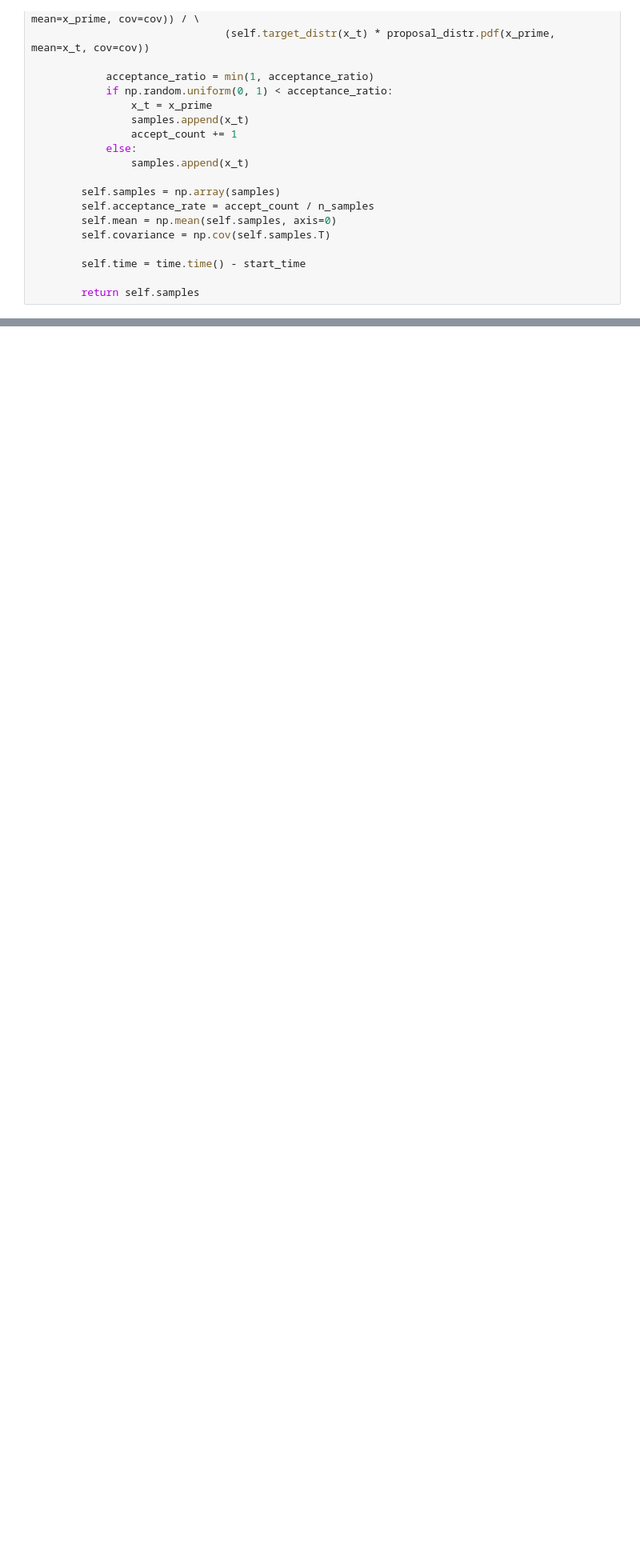
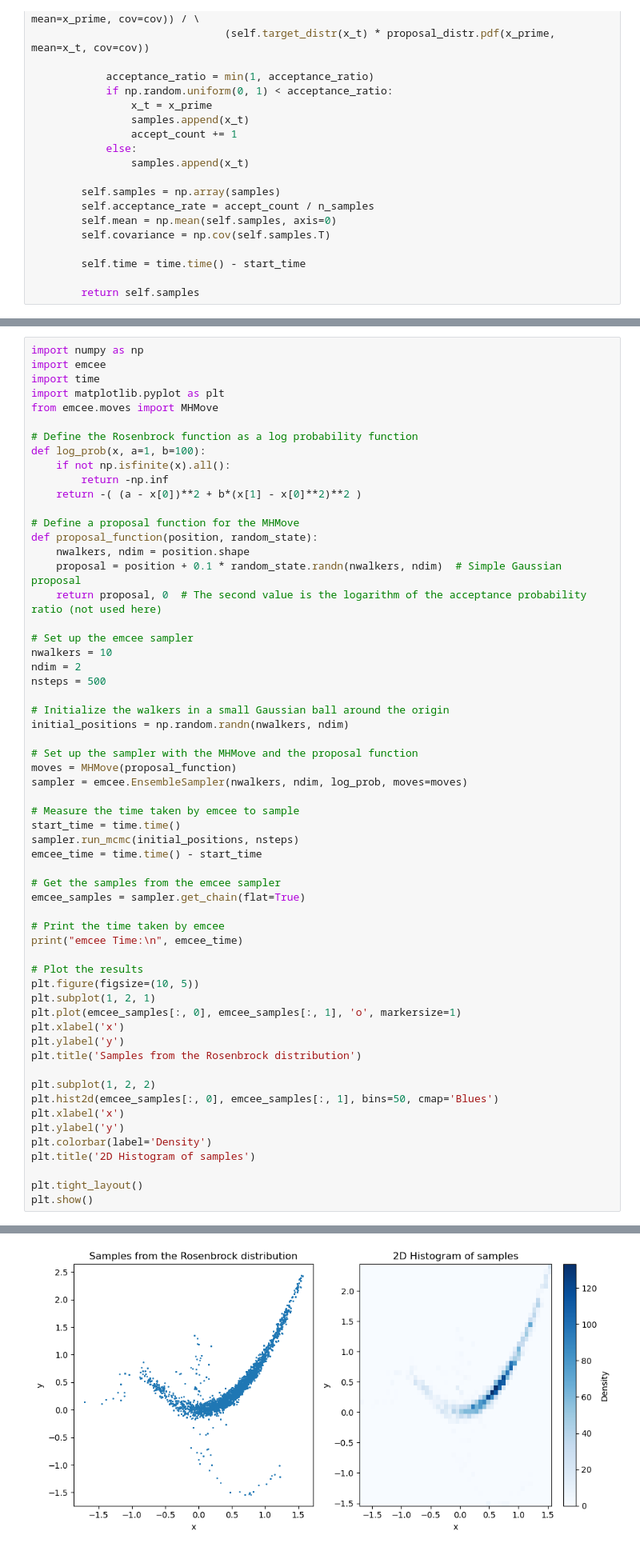
Before and after one commit to WengerMichael/HamiltonianMC, a Jupyter notebook: MH_test.ipynb, the cells around one changed output, grey strips where cells are left out. Shown at 80% size. Saved outputs shown, nothing was run; the diff lists cells and outputs as text; blank space fills up the shorter version.

Commit message:
test of the Metropolos Hasting in comparison with emcee

```diff
--- a/MH_test.ipynb
+++ b/MH_test.ipynb
@@ -208,0 +183,60 @@ mh_sampler.time
+# %%
+import numpy as np
+import emcee
+import time
+import matplotlib.pyplot as plt
+from emcee.moves import MHMove
+
+# Define the Rosenbrock function as a log probability function
+def log_prob(x, a=1, b=100):
+    if not np.isfinite(x).all():
+        return -np.inf
+    return -( (a - x[0])**2 + b*(x[1] - x[0]**2)**2 )
+
+# Define a proposal function for the MHMove
+def proposal_function(position, random_state):
+    nwalkers, ndim = position.shape
+    proposal = position + 0.1 * random_state.randn(nwalkers, ndim)  # Simple Gaussian proposal
+    return proposal, 0  # The second value is the logarithm of the acceptance probability ratio (not used here)
+
+# Set up the emcee sampler
+nwalkers = 10
+ndim = 2
+nsteps = 500
+
+# Initialize the walkers in a small Gaussian ball around the origin
+initial_positions = np.random.randn(nwalkers, ndim)
+
+# Set up the sampler with the MHMove and the proposal function
+moves = MHMove(proposal_function)
+sampler = emcee.EnsembleSampler(nwalkers, ndim, log_prob, moves=moves)
+
+# Measure the time taken by emcee to sample
+start_time = time.time()
+sampler.run_mcmc(initial_positions, nsteps)
+emcee_time = time.time() - start_time
+
+# Get the samples from the emcee sampler
+emcee_samples = sampler.get_chain(flat=True)
+
+# Print the time taken by emcee
+print("emcee Time:\n", emcee_time)
+
+# Plot the results
+plt.figure(figsize=(10, 5))
+plt.subplot(1, 2, 1)
+plt.plot(emcee_samples[:, 0], emcee_samples[:, 1], 'o', markersize=1)
+plt.xlabel('x')
+plt.ylabel('y')
+plt.title('Samples from the Rosenbrock distribution')
+
+plt.subplot(1, 2, 2)
+plt.hist2d(emcee_samples[:, 0], emcee_samples[:, 1], bins=50, cmap='Blues')
+plt.xlabel('x')
+plt.ylabel('y')
+plt.colorbar(label='Density')
+plt.title('2D Histogram of samples')
+
+plt.tight_layout()
+plt.show()
+# %% [output]
@@ -208,0 +245 @@ mh_sampler.time
+[figure, added]
```
Also changed, not shown: parts of 6 cells of this notebook.
